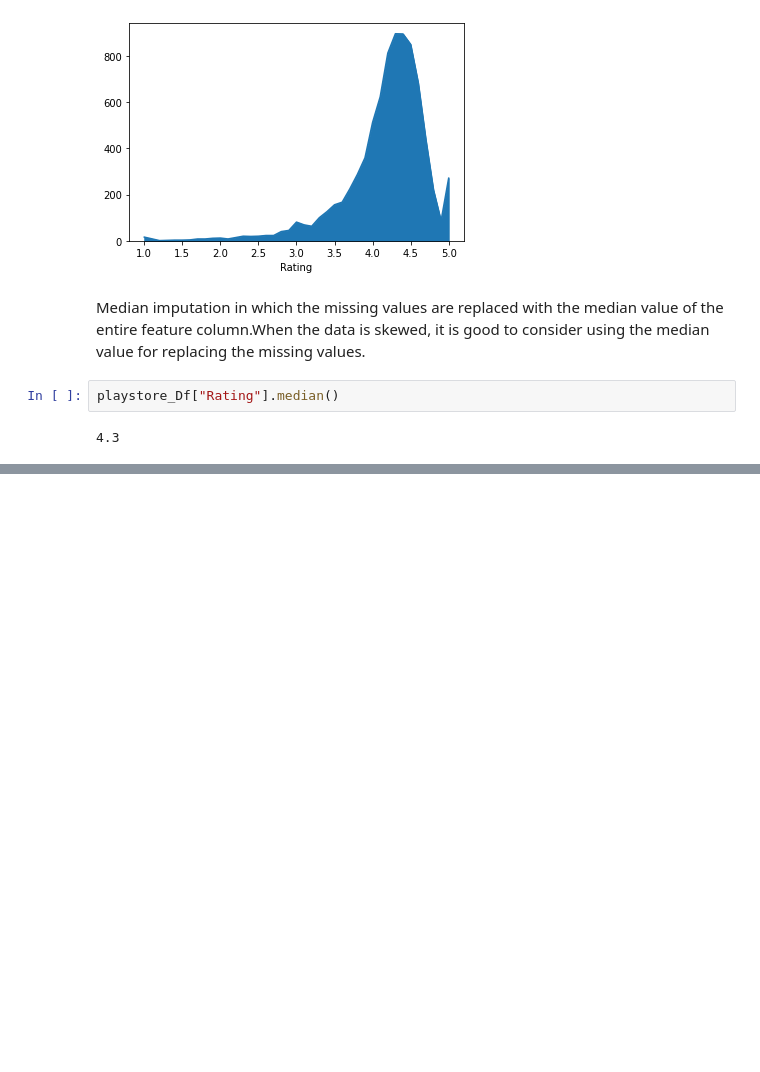
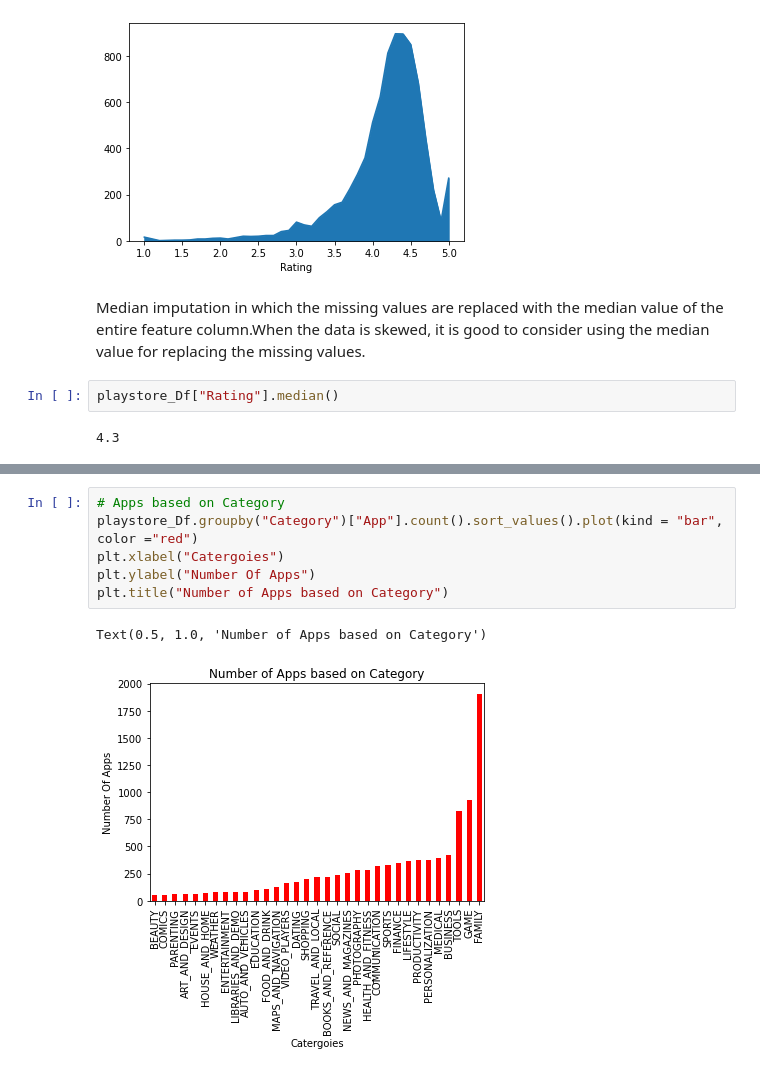
Before and after one commit to Srijan-Rai/Playstore, a Jupyter notebook: Copy_of_Play_Store_App_Review_Analysis_Capstone_Project.ipynb, the cells around one changed output, grey strips where cells are left out. Saved outputs shown, nothing was run; the diff lists cells and outputs as text; blank space fills up the shorter version.

```diff
--- a/Copy_of_Play_Store_App_Review_Analysis_Capstone_Project.ipynb
+++ b/Copy_of_Play_Store_App_Review_Analysis_Capstone_Project.ipynb
@@ -169,0 +235,9 @@ memory usage: 1.0+ MB
+# %%
+# Apps based on Category
+playstore_Df.groupby("Category")["App"].count().sort_values().plot(kind = "bar", color ="red")
+plt.xlabel("Catergoies")
+plt.ylabel("Number Of Apps")
+plt.title("Number of Apps based on Category")
+# %% [output]
+Text(0.5, 1.0, 'Number of Apps based on Category')
+[figure, added]
```
Also changed, not shown: parts of 12 cells of this notebook.
